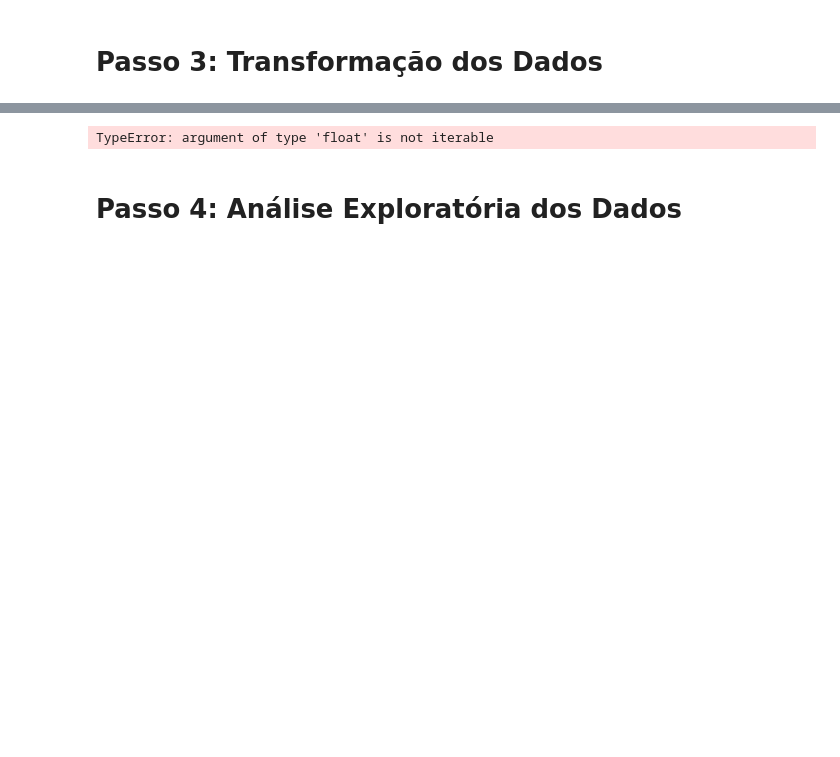
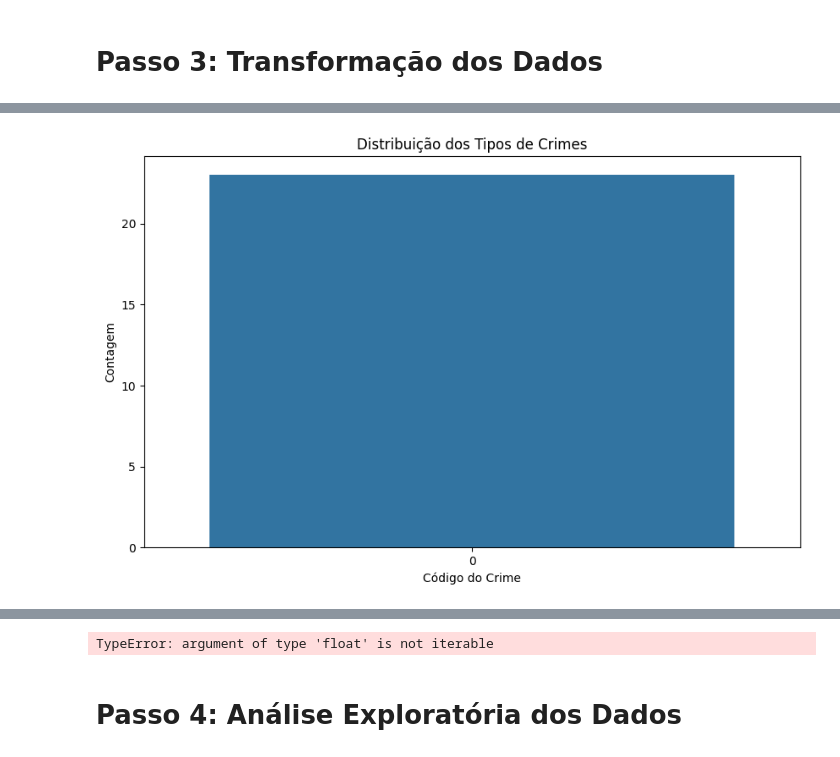
Before and after one commit to fertorresf/analise-criminal-sentinel, a Jupyter notebook: analise_criminal_sentinel_new.ipynb, the cells around one changed output, grey strips where cells are left out. Saved outputs shown, nothing was run; the diff lists cells and outputs as text; code cells hidden in the pictures; blank space fills up the shorter version.

```diff
--- a/analise_criminal_sentinel_new.ipynb
+++ b/analise_criminal_sentinel_new.ipynb
@@ -107,3 +155,29 @@ df_total['Categoria_Crime'] = 'Outros'
 # Definindo categorias de crimes
 crimes_violentos = ['HOMICIDIO_DOLOSO', 'TENTATIVA DE HOMICÍDIO', 'LESÃO CORPORAL DOLOSA', 'LESÃO CORPORAL SEGUIDA DE MORTE', 'LATROCÍNIO', 'TOTAL_ESTUPRO']
 crimes_patrimoniais = ['ROUBO - OUTROS', 'ROUBO DE VEÍCULO', 'ROUBO A BANCO', 'ROUBO DE CARGA', 'FURTO - OUTROS', 'FURTO DE VEÍCULO']
+# %%
+# Definindo mapeamento de códigos para categorias de crimes
+crime_codes = {
+    'crimes_violentos': [1, 2, 3],  # Substitua pelos códigos reais
+    'crimes_patrimoniais': [4, 5, 6]  # Substitua pelos códigos reais
+}
+
+# Adicionando uma classificação padrão para valores não mapeados
+for index, row in df_total.iterrows():
+    natureza = row['Natureza']
+    if natureza in crime_codes['crimes_violentos']:
+        df_total.loc[index, 'Categoria_Crime'] = 'Crimes Violentos'
+    elif natureza in crime_codes['crimes_patrimoniais']:
+        df_total.loc[index, 'Categoria_Crime'] = 'Crimes Patrimoniais'
+    else:
+        df_total.loc[index, 'Categoria_Crime'] = 'Outros'
+# %%
+# Visualização da distribuição das categorias de crimes
+plt.figure(figsize=(10, 6))
+sns.countplot(data=df_total, x='Natureza')
+plt.title('Distribuição dos Tipos de Crimes')
+plt.xlabel('Código do Crime')
+plt.ylabel('Contagem')
+plt.show()
+# %% [output]
+[figure, added]
```
Also changed, not shown: parts of 16 cells of this notebook.
